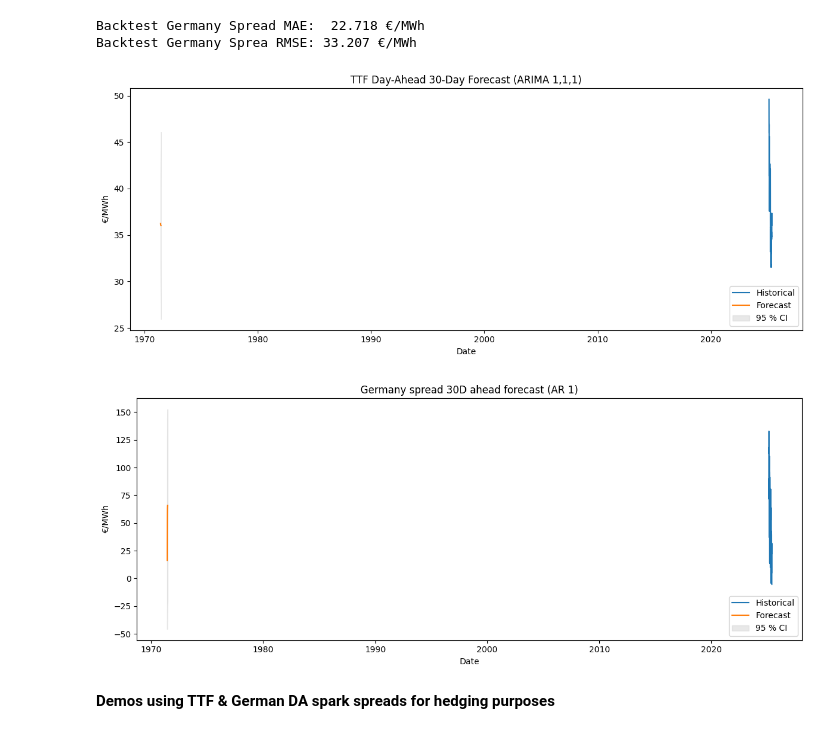
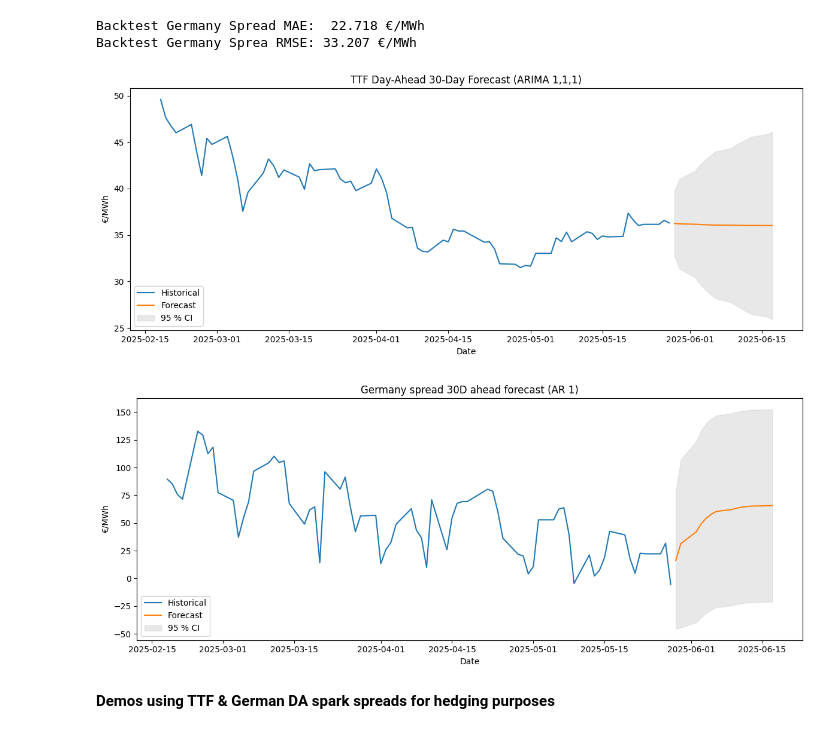
Before and after one commit to vid-t/test, a Jupyter notebook: Energy Project.ipynb, the cells around one changed output. Drawn from its saved outputs; the diff is of its cells as text; code cells hidden in the pictures.

Commit message:
Fix forecast plot date alignment and update analysis

```diff
--- a/Energy Project.ipynb
+++ b/Energy Project.ipynb
@@ -266,14 +266,18 @@ ttf_bounds = ttf_res.conf_int(alpha=0.05)         # lower/upper 95 % bands
 # 3. Plot: last 100 days of history + forecast
 plt.figure(figsize=(12, 5))
 
-hist_tail = price_ttf.last("100D")                  # last ~100 obs
+hist_tail = price_ttf.last("100D")  # last ~100 obs
 plt.plot(hist_tail.index, hist_tail, label="Historical")
 
-plt.plot(ttf_mean.index, ttf_mean, label="Forecast")
+# Fix: align forecast dates to follow the last historical date
+last_hist_date = hist_tail.index[-1]
+forecast_dates = pd.bdate_range(start=last_hist_date + pd.Timedelta(days=1), periods=steps_ahead)
+
+plt.plot(forecast_dates, ttf_mean.values, label="Forecast")
 plt.fill_between(
-    ttf_bounds.index,
-    ttf_bounds.iloc[:, 0],
-    ttf_bounds.iloc[:, 1],
+    forecast_dates,
+    ttf_bounds.iloc[:, 0].values,
+    ttf_bounds.iloc[:, 1].values,
     color="lightgrey", alpha=0.5, label="95 % CI"
 )
 
@@ -284,40 +288,44 @@ plt.legend()
 plt.tight_layout()
 plt.show()
 # %% [output]
-[figure, old version]
+[figure, new version]
 # %%
     #Model fit on the price with business day frequency
 full_fit_spread = ARIMA(price_spread, order=(1, 0, 0)).fit()
 
 # 2. Produce 14-step forecast
 steps_ahead = 14
 spread_res = full_fit_spread.get_forecast(steps=14) #2-week ahead forecast
 
 spread_mean   = spread_res.predicted_mean               # point forecast
 spread_bounds = spread_res.conf_int(alpha=0.05)         # lower/upper 95 % bands
 
 # 3. Plot: last 100 days of history + forecast
 plt.figure(figsize=(12, 5))
 
-hist_tail = price_spread.last("100D")                  # last ~100 obs
+hist_tail = price_spread.last("100D")  # last ~100 obs
 plt.plot(hist_tail.index, hist_tail, label="Historical")
 
-plt.plot(spread_mean.index, spread_mean, label="Forecast")
+# Fix: align forecast dates to follow the last historical date
+last_hist_date = hist_tail.index[-1]
+forecast_dates = pd.bdate_range(start=last_hist_date + pd.Timedelta(days=1), periods=steps_ahead)
+
+plt.plot(forecast_dates, spread_mean.values, label="Forecast")
 plt.fill_between(
-    spread_bounds.index,
-    spread_bounds.iloc[:, 0],
-    spread_bounds.iloc[:, 1],
+    forecast_dates,
+    spread_bounds.iloc[:, 0].values,
+    spread_bounds.iloc[:, 1].values,
     color="lightgrey", alpha=0.5, label="95 % CI"
 )
 
 plt.title("Germany spread 30D ahead forecast (AR 1)")
 plt.ylabel("€/MWh")
 plt.xlabel("Date")
 plt.legend()
 plt.tight_layout()
 plt.show()
 # %% [output]
-[figure, old version]
+[figure, new version]
 # %% [markdown]
 **Demos using TTF & German DA spark spreads for hedging purposes**
 # %%
```
Also changed, not shown: parts of 2 cells of this notebook, 1 other file.
